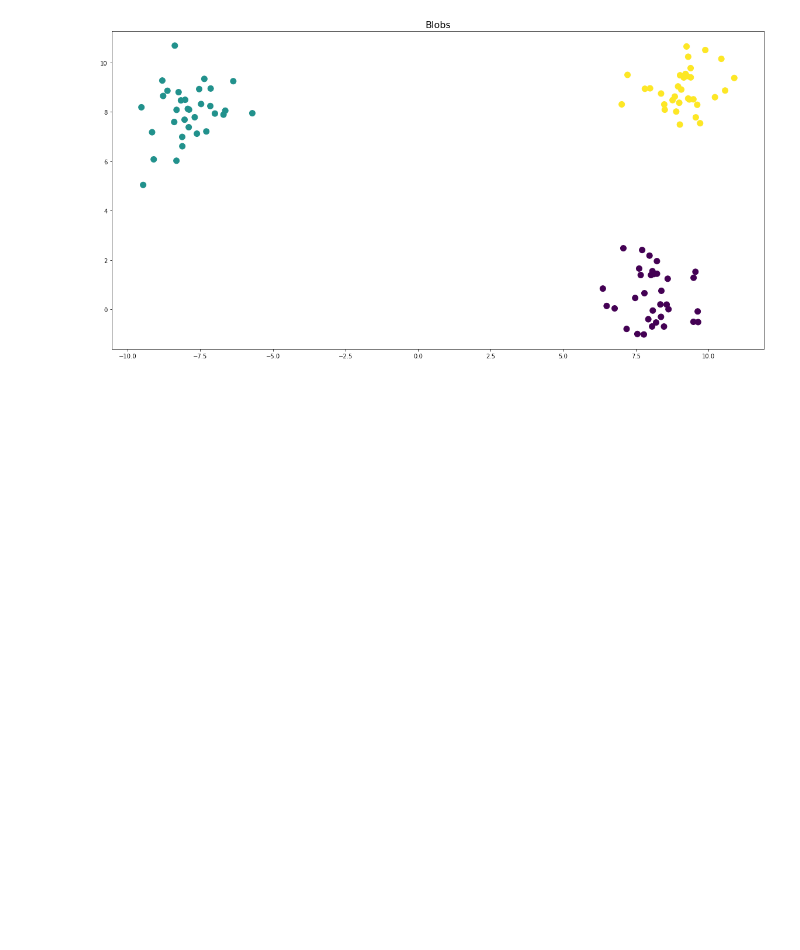
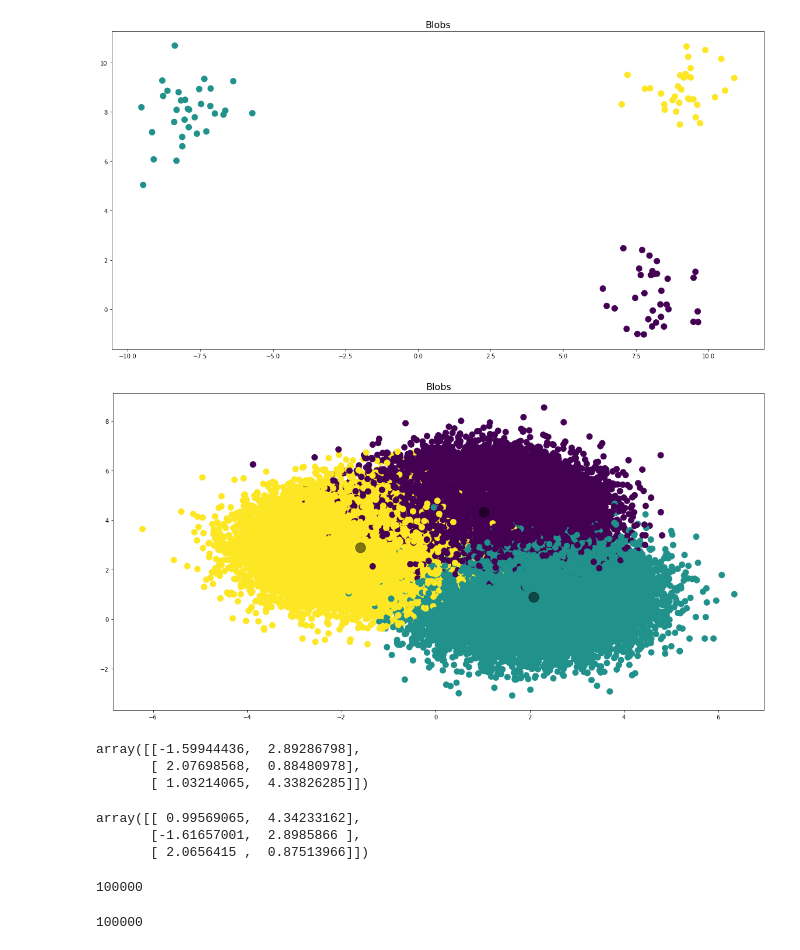
Before and after one commit to DSE512/twelve, a Jupyter notebook: examples/module_03_kmeans/notebooks/kmeans.ipynb, the cells around one changed output. Drawn from its saved outputs; the diff is of its cells as text; code cells hidden in the pictures; blank space fills up the shorter version.

```diff
--- a/examples/module_03_kmeans/notebooks/kmeans.ipynb
+++ b/examples/module_03_kmeans/notebooks/kmeans.ipynb
@@ -48,3 +48,33 @@ plot_blobs(x_train, preds, centroids)
 plot_blobs(x_train, y_train)
 # %% [output]
 [figure]
+# %%
+s = torch.load("/Users/ygx/Desktop/save.pt")
+# %%
+data = s["data"]
+target = s["target"]
+centroids = s["centroids"]
+# %%
+plot_blobs(data, target, centroids=centroids)
+# %% [output]
+[figure, added]
+# %%
+centroids
+# %% [output]
+array([[-1.59944436,  2.89286798],
+       [ 2.07698568,  0.88480978],
+       [ 1.03214065,  4.33826285]])
+# %%
+centroids
+# %% [output]
+array([[ 0.99569065,  4.34233162],
+       [-1.61657001,  2.8985866 ],
+       [ 2.0656415 ,  0.87513966]])
+# %%
+len(data)
+# %% [output]
+100000
+# %%
+len(target)
+# %% [output]
+100000
```
Also changed, not shown: parts of 1 cell of this notebook, 1 other file.
